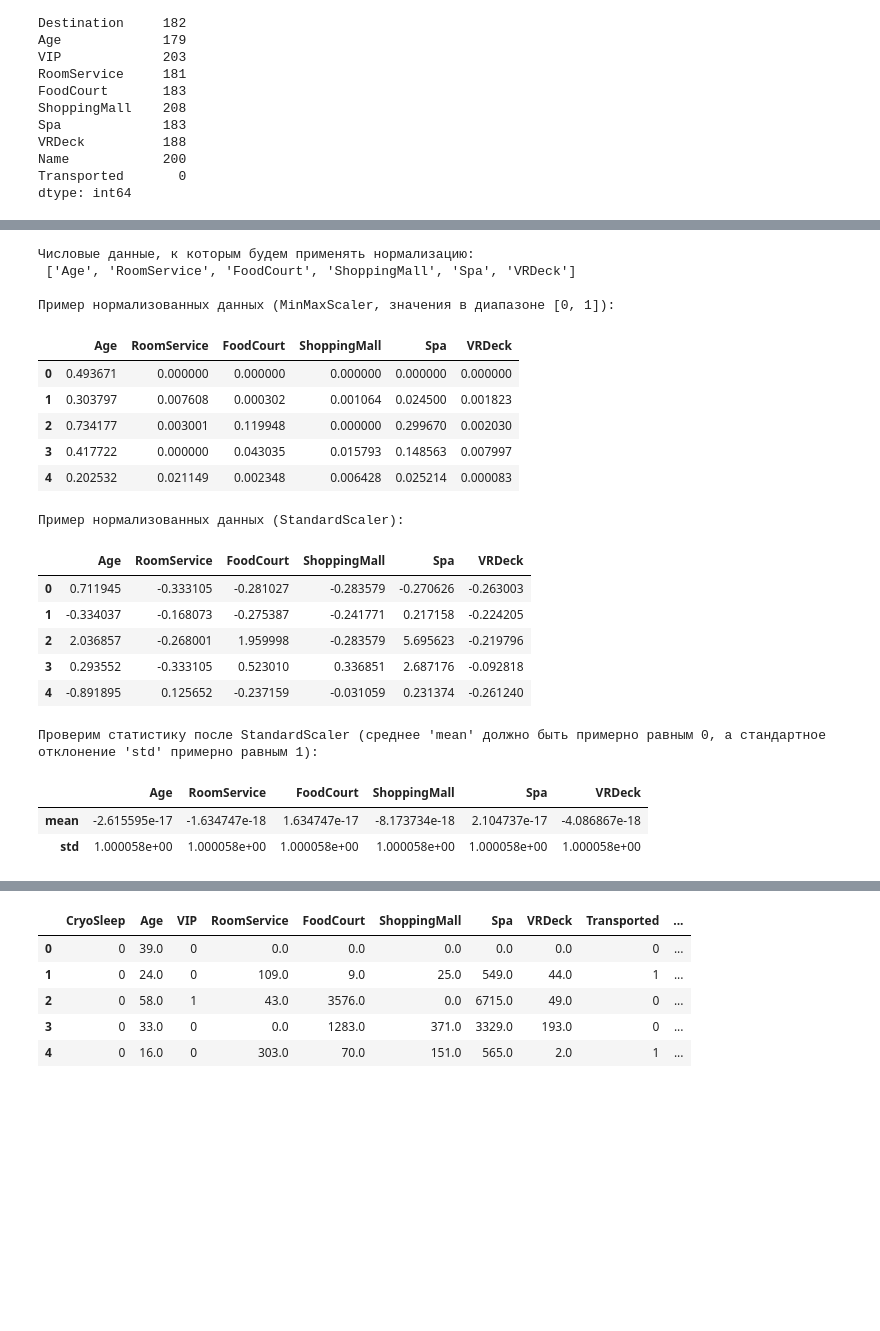
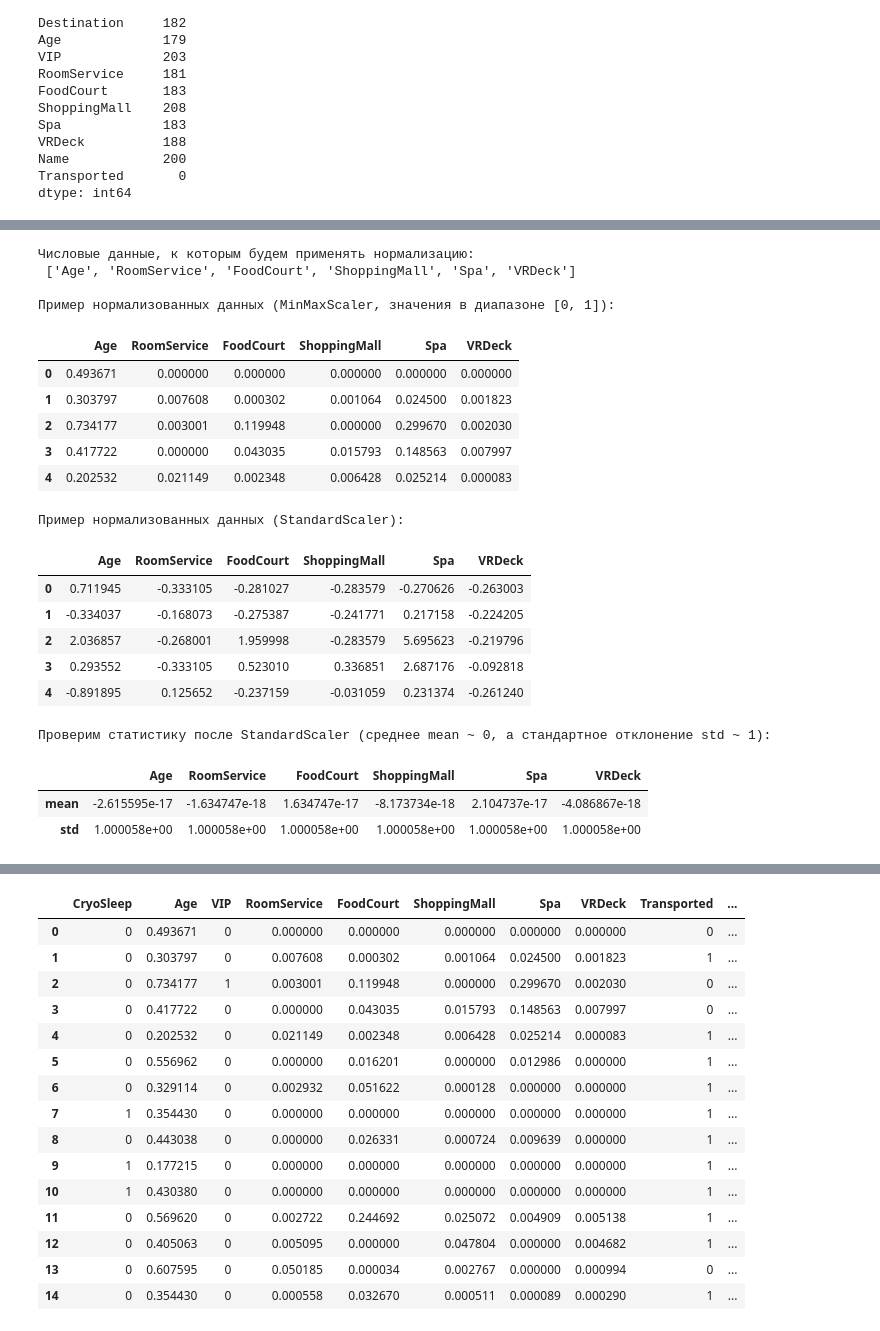
Before and after one commit to Zhmelski/5_semester_AI_and_MLM, a Jupyter notebook: Lab1/tasks_1-7.ipynb, the cells around one changed output, grey strips where cells are left out. Drawn from its saved outputs; the diff is of its cells as text; code cells hidden in the pictures; blank space fills up the shorter version.

Commit message:
Lab1. Block 4. Added dataset information output. Block 5. Added normalized data entry to the main df. Block 6. Working with transformed data (in Block 5)

```diff
--- a/Lab1/tasks_1-7.ipynb
+++ b/Lab1/tasks_1-7.ipynb
@@ -150,19 +170,22 @@ dtype: int64
 # %%
 # 5. Провести нормализацию данных.
 
-# Выделим числовые данные
+# Выделим числовые данные (с тем же порядком и индексом)
 numeric_df = df.select_dtypes(include='number')
-
-print("Числовые данные, к которым будем применять нормализацию:\n", numeric_df.columns.tolist())
+numeric_columns = numeric_df.columns.tolist()
+print("Числовые данные, к которым будем применять нормализацию:\n", numeric_columns)
 
 # 1) Минимально-максимальное масштабирование
 minmax_scaler = MinMaxScaler()
 minmax_scaled = minmax_scaler.fit_transform(numeric_df)
 
-# Преобразуем результат обратно в DataFrame, а именно создаем новый DataFrame
-minmax_scaled_df = pd.DataFrame(minmax_scaled, columns=numeric_df.columns)
+# Преобразуем результат обратно в DataFrame, а именно создаем новый DataFrame с тем же индексом, что и исходный df, чтобы потом безопасно вставить их в df для пункта 6.
+minmax_scaled_df = pd.DataFrame(minmax_scaled, columns=numeric_columns, index=numeric_df.index)
 print("\nПример нормализованных данных (MinMaxScaler, значения в диапазоне [0, 1]):")
 display(minmax_scaled_df.head())
+
+# Запишем преобразованные данные (через MinMaxScaler()) обратно в основной df
+df[numeric_columns] = minmax_scaled_df.astype(float)  # float чтобы не конфликтовало с Int64/NA
 
 # 2) Нормализация по Z-оценке
 standard_scaler = StandardScaler()
@@ -173,7 +196,7 @@ print("\nПример нормализованных данных (StandardScale
 display(standard_scaled_df.head())
 
 # 3) Проверим статистику
-print("\nПроверим статистику после StandardScaler (среднее 'mean' должно быть примерно равным 0, а стандартное отклонение 'std' примерно равным 1):")
+print("\nПроверим статистику после StandardScaler (среднее mean ~ 0, а стандартное отклонение std ~ 1):")
 display(standard_scaled_df.describe().loc[['mean', 'std']])
 # %% [output]
 Числовые данные, к которым будем применять нормализацию:
@@ -193,7 +216,7 @@ display(standard_scaled_df.describe().loc[['mean', 'std']])
 | 2 | 2.036857 | -0.268001 | 1.959998 | -0.283579 | 5.695623 | -0.219796 |
 | 3 | 0.293552 | -0.333105 | 0.523010 | 0.336851 | 2.687176 | -0.092818 |
 | 4 | -0.891895 | 0.125652 | -0.237159 | -0.031059 | 0.231374 | -0.261240 |
-Проверим статистику после StandardScaler (среднее 'mean' должно быть примерно равным 0, а стандартное отклонение 'std' примерно равным 1):
+Проверим статистику после StandardScaler (среднее mean ~ 0, а стандартное отклонение std ~ 1):
 |  | Age | RoomService | FoodCourt | ShoppingMall | Spa | VRDeck |
 | mean | -2.615595e-17 | -1.634747e-18 | 1.634747e-17 | -8.173734e-18 | 2.104737e-17 | -4.086867e-18 |
 | std | 1.000058e+00 | 1.000058e+00 | 1.000058e+00 | 1.000058e+00 | 1.000058e+00 | 1.000058e+00 |
@@ -229,15 +252,15 @@ for c in df_proc.select_dtypes(exclude='number').columns:
         cat_cols.append(c)
     else:
         # Для очень высококардинальных колонок (напр. ID-подобные) — можно заменить на частотное кодирование.
-        print(f"WARNING: column '{c}' has high cardinality ({nunique}) — рассмотрите частотное/target encoding")
+        print(f"ВНИМАНИЕ: столбец '{c}' имеет высокую уникальность ({nunique}) — нужно либо убрать столбец, либо рассмотреть частотное/целевое кодирование.")
 
 print("Категориальные для OHE:", cat_cols)
 
-# 5) One-Hot Encoding с drop_first=True (чтобы избежать мультиколлинеарности и уменьшить размерность (не будет HomePlanet_Earth))
+# 5) One-Hot Encoding с drop_first=True (чтобы избежать мультиколлинеарности и уменьшить размерность (не будет HomePlanet_Earth, CabinDeck_A, CabinSide_P))
 df_final = pd.get_dummies(df_proc, columns=cat_cols, drop_first=True)
 
 # 6) Результат
 print("\nИсходная форма:", df.shape)
 print("Форма после преобразований:", df_final.shape)
-display(df_final.head())
+display(df_final.head(15))
 # %% [output]
@@ -245,10 +268,20 @@ WARNING: column 'CabinNum' has high cardinality (1817) — рассмотрит
 Категориальные для OHE: ['HomePlanet', 'Destination', 'CabinDeck', 'CabinSide']
 
 Исходная форма: (8693, 14)
 Форма после преобразований: (8693, 22)
 |  | CryoSleep | Age | VIP | RoomService | FoodCourt | ShoppingMall | Spa | VRDeck | Transported | ... |
-| 0 | 0 | 39.0 | 0 | 0.0 | 0.0 | 0.0 | 0.0 | 0.0 | 0 | ... |
-| 1 | 0 | 24.0 | 0 | 109.0 | 9.0 | 25.0 | 549.0 | 44.0 | 1 | ... |
-| 2 | 0 | 58.0 | 1 | 43.0 | 3576.0 | 0.0 | 6715.0 | 49.0 | 0 | ... |
-| 3 | 0 | 33.0 | 0 | 0.0 | 1283.0 | 371.0 | 3329.0 | 193.0 | 0 | ... |
-| 4 | 0 | 16.0 | 0 | 303.0 | 70.0 | 151.0 | 565.0 | 2.0 | 1 | ... |
+| 0 | 0 | 0.493671 | 0 | 0.000000 | 0.000000 | 0.000000 | 0.000000 | 0.000000 | 0 | ... |
+| 1 | 0 | 0.303797 | 0 | 0.007608 | 0.000302 | 0.001064 | 0.024500 | 0.001823 | 1 | ... |
+| 2 | 0 | 0.734177 | 1 | 0.003001 | 0.119948 | 0.000000 | 0.299670 | 0.002030 | 0 | ... |
+| 3 | 0 | 0.417722 | 0 | 0.000000 | 0.043035 | 0.015793 | 0.148563 | 0.007997 | 0 | ... |
+| 4 | 0 | 0.202532 | 0 | 0.021149 | 0.002348 | 0.006428 | 0.025214 | 0.000083 | 1 | ... |
+| 5 | 0 | 0.556962 | 0 | 0.000000 | 0.016201 | 0.000000 | 0.012986 | 0.000000 | 1 | ... |
+| 6 | 0 | 0.329114 | 0 | 0.002932 | 0.051622 | 0.000128 | 0.000000 | 0.000000 | 1 | ... |
+| 7 | 1 | 0.354430 | 0 | 0.000000 | 0.000000 | 0.000000 | 0.000000 | 0.000000 | 1 | ... |
+| 8 | 0 | 0.443038 | 0 | 0.000000 | 0.026331 | 0.000724 | 0.009639 | 0.000000 | 1 | ... |
+| 9 | 1 | 0.177215 | 0 | 0.000000 | 0.000000 | 0.000000 | 0.000000 | 0.000000 | 1 | ... |
+| 10 | 1 | 0.430380 | 0 | 0.000000 | 0.000000 | 0.000000 | 0.000000 | 0.000000 | 1 | ... |
+| 11 | 0 | 0.569620 | 0 | 0.002722 | 0.244692 | 0.025072 | 0.004909 | 0.005138 | 1 | ... |
+| 12 | 0 | 0.405063 | 0 | 0.005095 | 0.000000 | 0.047804 | 0.000000 | 0.004682 | 1 | ... |
+| 13 | 0 | 0.607595 | 0 | 0.050185 | 0.000034 | 0.002767 | 0.000000 | 0.000994 | 0 | ... |
+| 14 | 0 | 0.354430 | 0 | 0.000558 | 0.032670 | 0.000511 | 0.000089 | 0.000290 | 1 | ... |
```
Also changed, not shown: parts of 2 cells of this notebook.
